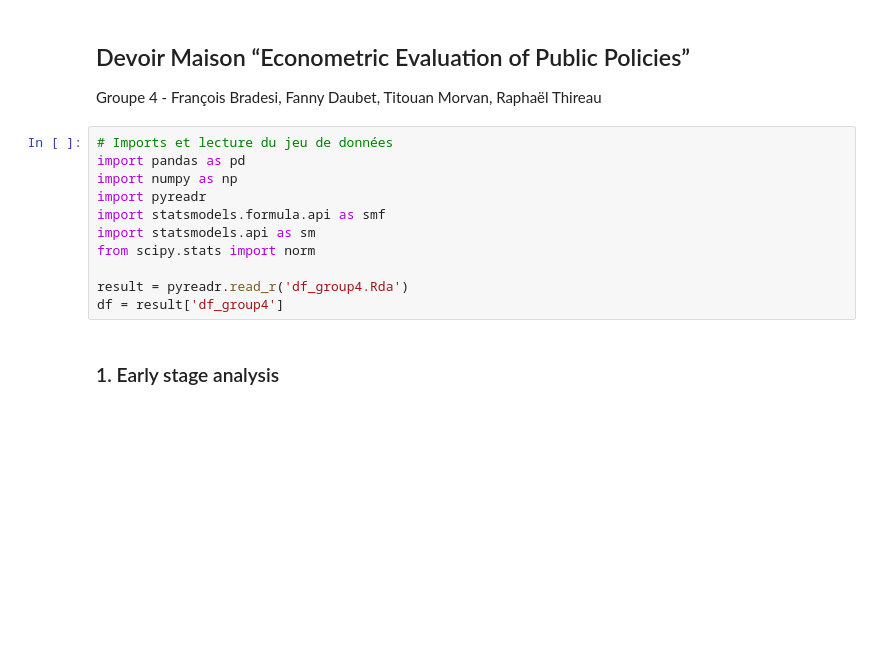
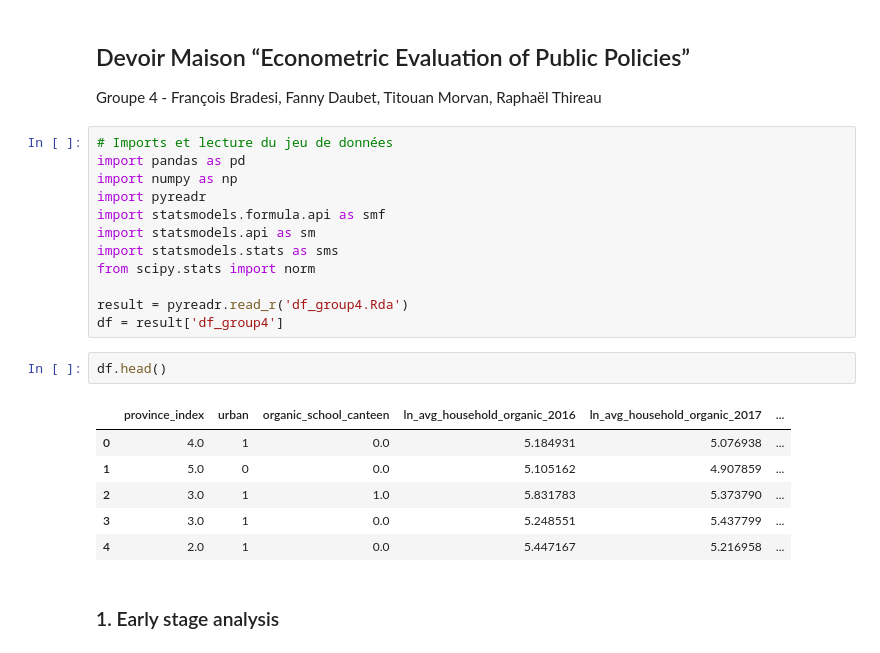
Before and after one commit to Fanny46/Econometric-Evaluation-of-Public-Policies, a Jupyter notebook: DM.ipynb, the cells around one changed output. Saved outputs shown, nothing was run; the diff lists cells and outputs as text; blank space fills up the shorter version.

```diff
--- a/DM.ipynb
+++ b/DM.ipynb
@@ -9,10 +9,20 @@ import numpy as np
 import pyreadr
 import statsmodels.formula.api as smf
 import statsmodels.api as sm
+import statsmodels.stats as sms
 from scipy.stats import norm
 
 result = pyreadr.read_r('df_group4.Rda')
 df = result['df_group4']
+# %%
+df.head()
+# %% [output]
+|  | province_index | urban | organic_school_canteen | ln_avg_household_organic_2016 | ln_avg_household_organic_2017 | ... |
+| 0 | 4.0 | 1 | 0.0 | 5.184931 | 5.076938 | ... |
+| 1 | 5.0 | 0 | 0.0 | 5.105162 | 4.907859 | ... |
+| 2 | 3.0 | 1 | 1.0 | 5.831783 | 5.373790 | ... |
+| 3 | 3.0 | 1 | 0.0 | 5.248551 | 5.437799 | ... |
+| 4 | 2.0 | 1 | 0.0 | 5.447167 | 5.216958 | ... |
 # %% [markdown]
 ### 1. Early stage analysis
 # %% [markdown]
```
Also changed, not shown: parts of 19 cells of this notebook.
